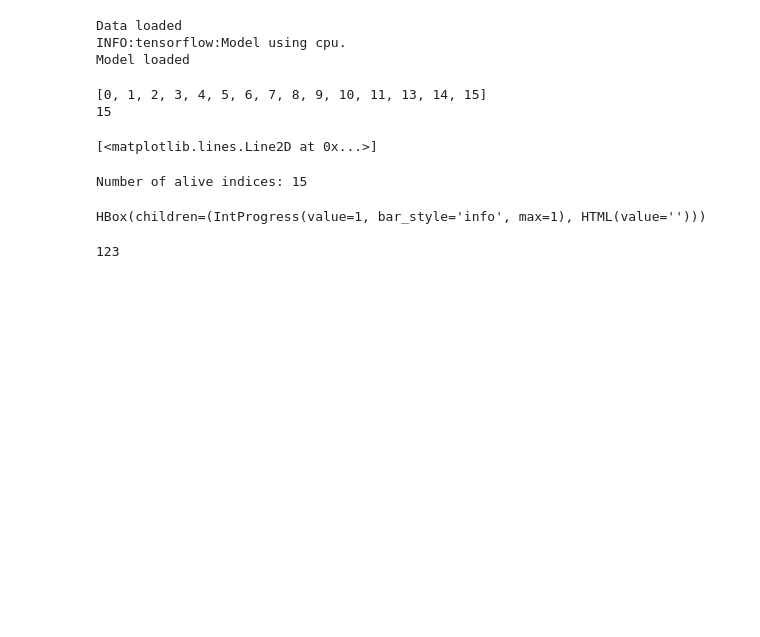
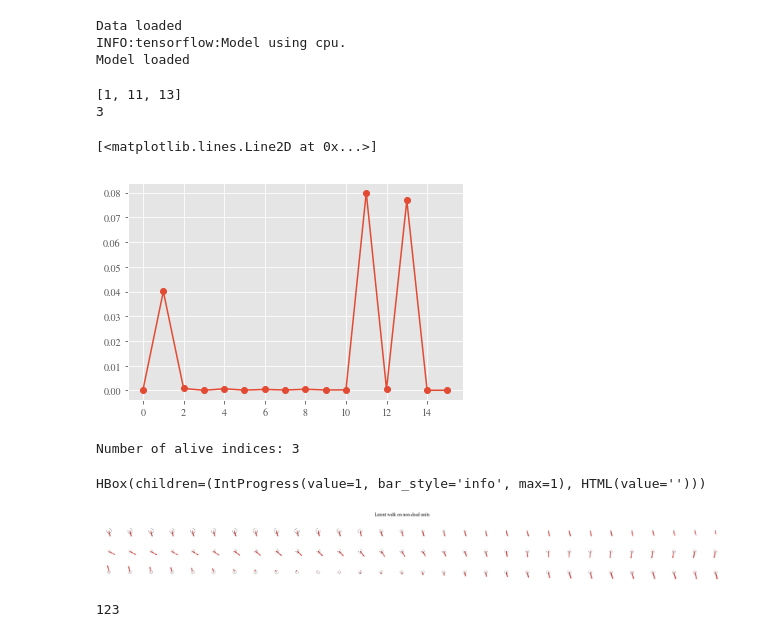
Before and after one commit to DarthPumpkin/generative-parametrizations, a Jupyter notebook: scripts/dead_unit_detector_notebook.ipynb, the cells around one changed output. Saved outputs shown, nothing was run; the diff lists cells and outputs as text; code cells hidden in the pictures; blank space fills up the shorter version.

Commit message:
added latent spaces options for vae_train

```diff
--- a/scripts/dead_unit_detector_notebook.ipynb
+++ b/scripts/dead_unit_detector_notebook.ipynb
@@ -25,7 +25,7 @@ learning_rate = 0.001
 vae = ConvVAE(z_size=z_size, batch_size=batch_size, learning_rate=learning_rate, kl_tolerance=kl_tolerance,
               is_training=True, reuse=False, gpu_mode=False, reconstruction_option=1,
               kl_option=2)
-vae.load_json("scripts/colab_models/kl2rl1-z16-b600-push_sphere_v0vae-fetch199.json")
+vae.load_json("scripts/colab_models/pendulum_models/kl2rl1-z16-b100-kl2rl1-b100-z16-pendulum_v0vae-fetch199.json")
 print("Model loaded")
 # %% [output]
 Data loaded
@@ -64,37 +64,40 @@ for pic_index in range(20):
 mean_variances /= latent_walk_length
 alive_idx_set = list(set(alive_idx_set))
 print(alive_idx_set)
+print(len(alive_idx_set))
 # %% [output]
-[0, 1, 2, 3, 4, 5, 6, 7, 8, 9, 10, 11, 13, 14, 15]
-15
+[1, 11, 13]
+3
 # %%
 import matplotlib
 matplotlib.rcParams['mathtext.fontset'] = 'stix'
 matplotlib.rcParams['font.family'] = 'STIXGeneral'
-plt.rcParams['savefig.dpi'] = 500
+# plt.rcParams['savefig.dpi'] = 250
 plt.style.use('ggplot')
 plt.rcParams["errorbar.capsize"] = 2
 plt.plot(mean_variances, '-o')
 # %% [output]
 [<matplotlib.lines.Line2D at 0x...>]
+[figure, added]
 # %%
 from tqdm import tqdm_notebook as tqdm
 import matplotlib.gridspec as gridspec
 print("Number of alive indices: {}".format(len(alive_idx_set)))
-pic_index = 9
+pic_index = 1
+overshoot = 2
 z = vae.encode(dataset[:batch_size])
 reconstruct = vae.decode(z)
 pic = reconstruct[pic_index]
 mins = np.min(z, axis=0)
 maxes = np.max(z, axis=0)
 originals = z[pic_index].copy()
-latent_walk_length = 10
+latent_walk_length = 10*(overshoot+1)
 fig = plt.figure(figsize=(latent_walk_length, len(alive_idx_set)))
 plt.tight_layout()
 
 fig.suptitle("Latent walk on non-dead units")
 for idx, i in tqdm(enumerate(alive_idx_set)):
-    latent_walk = np.linspace(mins[i], maxes[i], latent_walk_length)
+    latent_walk = np.linspace(mins[i]-overshoot, maxes[i]+overshoot, latent_walk_length)
     for j, walk in enumerate(latent_walk):
         z[pic_index][i] = walk
         reconstruct = vae.decode(z)
@@ -107,8 +110,9 @@ for idx, i in tqdm(enumerate(alive_idx_set)):
 plt.subplots_adjust(wspace=0, hspace=0)
 plt.savefig("disentaglement_check.pdf", format="pdf")
 # %% [output]
-Number of alive indices: 15
+Number of alive indices: 3
 HBox(children=(IntProgress(value=1, bar_style='info', max=1), HTML(value='')))
+[figure, added]
 # %%
 print(123)
 # %% [output]
```
Also changed, not shown: 1 other file.
